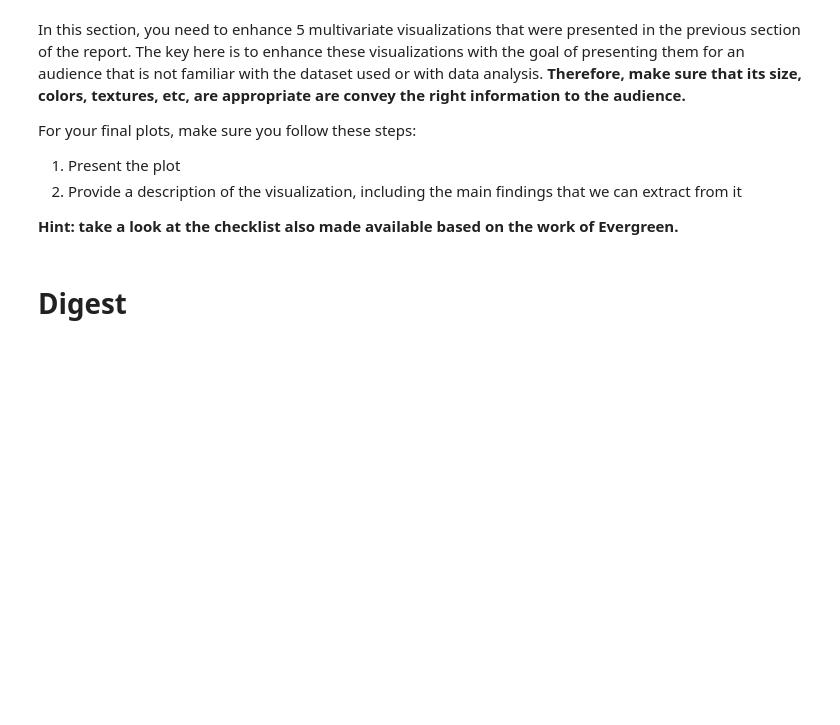
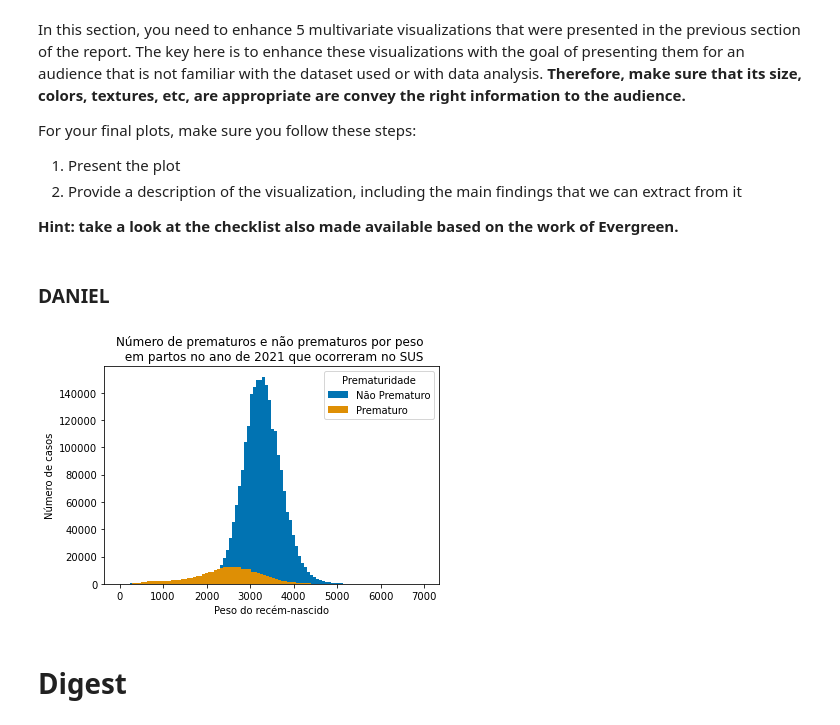
Before and after one commit to danielnowakassis/SINASC-Dataset, a Jupyter notebook: DS_project_template.ipynb, the cells around one changed output. Saved outputs shown, nothing was run; the diff lists cells and outputs as text; code cells hidden in the pictures; blank space fills up the shorter version.

```diff
--- a/DS_project_template.ipynb
+++ b/DS_project_template.ipynb
@@ -765,6 +744,18 @@ For your final plots, make sure you follow these steps:
 
 
 **Hint: take a look at the checklist also made available based on the work of Evergreen.**
+# %% [markdown]
+### DANIEL
+# %%
+# your code goes here
+full_df.groupby('GESTACAO').PESO.plot(kind = 'hist', bins = 100)
+plt.xlabel("Peso do recém-nascido")
+plt.ylabel("Número de casos")
+plt.title("Número de prematuros e não prematuros por peso \n em partos no ano de 2021 que ocorreram no SUS")
+plt.legend(title='Prematuridade')
+plt.show()
+# %% [output]
+[figure, added]
 # %% [markdown]
 # Digest
 # %% [markdown]
```
Also changed, not shown: parts of 32 cells of this notebook.
